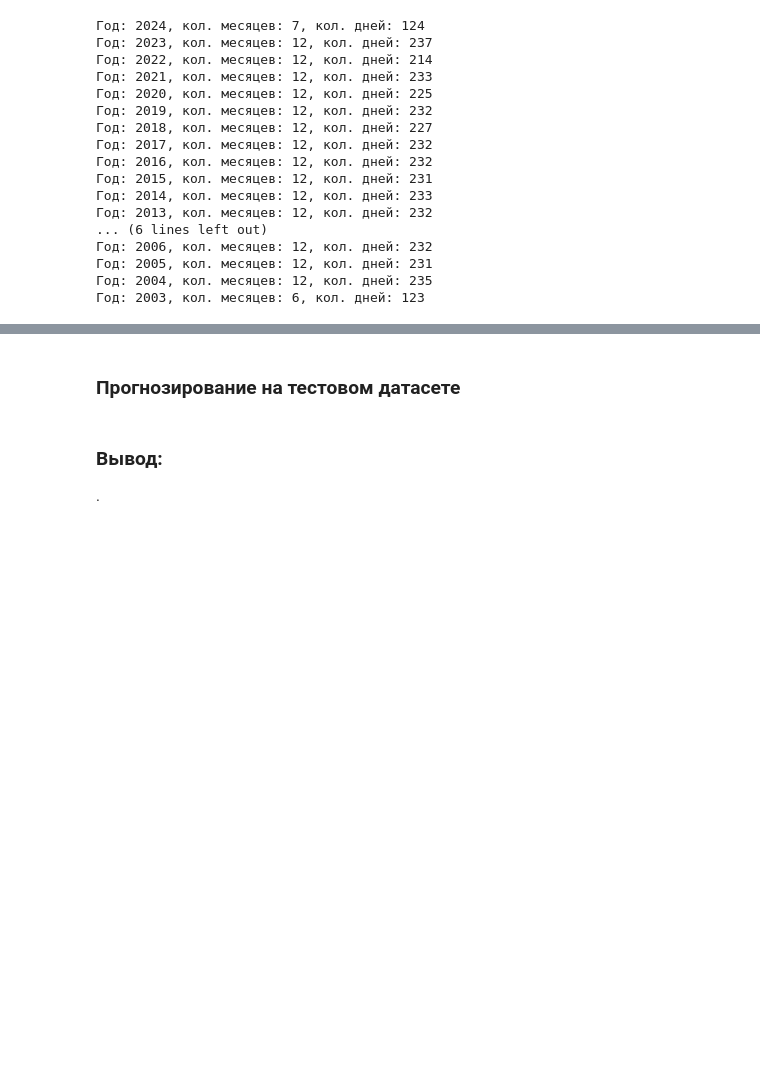
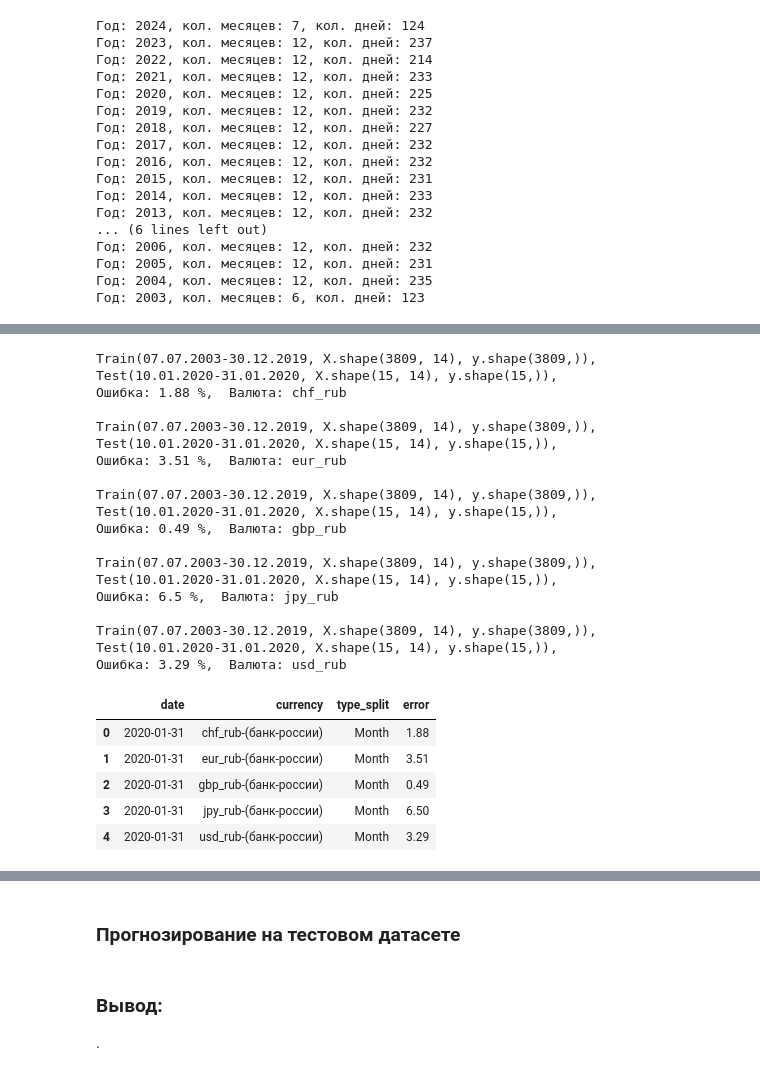
Before and after one commit to uc20100/Diplom-2024, a Jupyter notebook: diplom_2024.ipynb, the cells around one changed output, grey strips where cells are left out. Cells and saved outputs as stored; diff of their text form; code cells hidden in the pictures; blank space fills up the shorter version.

```diff
--- a/diplom_2024.ipynb
+++ b/diplom_2024.ipynb
@@ -592,18 +483,17 @@ def mape(y_test, y_pred):
 # %%
-# Кросвалидация на временном ряду
-def cross_validation_on_time_series(data, start_year, number_cross_validations, type_cross_validations, target_name):
+def split_on_time_series(data, start_year, number_splits, type_split, target_name):
     '''
-    Функция-генератор, кросс валидирует курсы валют на временном ряду.
+    Функция-генератор, разбивает на train и test, на временном ряду.
 
     :param  data: датафрем с данными,
-    :param  start_year: год с которого будем кросс валидироваться,
-    :param  number_cross_validations: количество кросс валидаций,
-    :param  type_cross_validations: тип кросс валидаций (Year, Quarter, Month, Week),
+    :param  start_year: год с которого будем разбивать,
+    :param  number_splits: количество разбиений,
+    :param  type_split: тип разбиений (Year, Quarter, Month, Week),
     :param  target_name: имя таргета (целевой переменной),
     :return: возвращает X_train, y_train, X_test, y_test, summary, time_point_test.
     '''
     # Удаляем все не латинские знаки, делаем первую букву заглавную, остальные обычные
-    resample_param = re.sub(r'[^a-zA-z]', '', type_cross_validations).capitalize()
+    resample_param = re.sub(r'[^a-zA-z]', '', type_split).capitalize()
     resample_code = ''
     # Создадим список валют
     currency_list = [column for column in data if '_' in column]
@@ -620,7 +510,7 @@ def cross_validation_on_time_series(data, start_year, number_cross_validations,
     elif resample_param == 'Week':
         resample_code = 'W'
     else:
-        raise ValueError(f'Ошибка параметра "type_cross_validations={type_cross_validations}". Корректно: Year, Quarter, Month, Week')
+        raise ValueError(f'Ошибка параметра "type_split={type_split}". Корректно: Year, Quarter, Month, Week')
 
     # Делаем датафрем независимым
     df = data.copy(deep=True)
@@ -644,11 +534,11 @@ def cross_validation_on_time_series(data, start_year, number_cross_validations,
 
     # Проверка
     n_row = df.resample(resample_code).count().shape[0]
-    if n_row < number_cross_validations:
+    if n_row < number_splits:
         raise ValueError(f'Столько данных с параметрами "start_year={start_year}", не найдём ((')
 
     # Если всё ок разбиваем на train и test
-    for row in range(number_cross_validations):
+    for row in range(number_splits):
         # Добавляем данные из предыдущего цикла, если он не первый
         if triger:
             X_train = pd.concat([X_train, X_test])
@@ -701,3 +594,32 @@ Wall time: 2min 43s
+# %%
+# Создадим модель с количеством деревьев в лесу 2000, с максимальной глубиной залегания дерева 21 (эти параметры подобрал с помощью GridSearchCV)
+rf_model = RandomForestRegressor(n_estimators=2000, max_depth=21, random_state=42, criterion='squared_error')
+
+currency_list = [column for column in train_data if '_' in column]
+# Датафрейм статистики кросс-валидации
+cv_info = pd.DataFrame({'date':[], 'currency':[], 'type_split':[], 'error':[]})
+cross_validation_time_series(rf_model, train_data, 2020, 1, 'Month', currency_list, cv_info)
+# %% [output]
+Train(07.07.2003-30.12.2019, X.shape(3809, 14), y.shape(3809,)), Test(10.01.2020-31.01.2020, X.shape(15, 14), y.shape(15,)),
+Ошибка: 1.88 %,  Валюта: chf_rub
+
+Train(07.07.2003-30.12.2019, X.shape(3809, 14), y.shape(3809,)), Test(10.01.2020-31.01.2020, X.shape(15, 14), y.shape(15,)),
+Ошибка: 3.51 %,  Валюта: eur_rub
+
+Train(07.07.2003-30.12.2019, X.shape(3809, 14), y.shape(3809,)), Test(10.01.2020-31.01.2020, X.shape(15, 14), y.shape(15,)),
+Ошибка: 0.49 %,  Валюта: gbp_rub
+
+Train(07.07.2003-30.12.2019, X.shape(3809, 14), y.shape(3809,)), Test(10.01.2020-31.01.2020, X.shape(15, 14), y.shape(15,)),
+Ошибка: 6.5 %,  Валюта: jpy_rub
+
+Train(07.07.2003-30.12.2019, X.shape(3809, 14), y.shape(3809,)), Test(10.01.2020-31.01.2020, X.shape(15, 14), y.shape(15,)),
+Ошибка: 3.29 %,  Валюта: usd_rub
+|  | date | currency | type_split | error |
+| 0 | 2020-01-31 | chf_rub-(банк-россии) | Month | 1.88 |
+| 1 | 2020-01-31 | eur_rub-(банк-россии) | Month | 3.51 |
+| 2 | 2020-01-31 | gbp_rub-(банк-россии) | Month | 0.49 |
+| 3 | 2020-01-31 | jpy_rub-(банк-россии) | Month | 6.50 |
+| 4 | 2020-01-31 | usd_rub-(банк-россии) | Month | 3.29 |
 # %%
 cv_info
 # %% [output]
```
Also changed, not shown: parts of 44 cells of this notebook.
